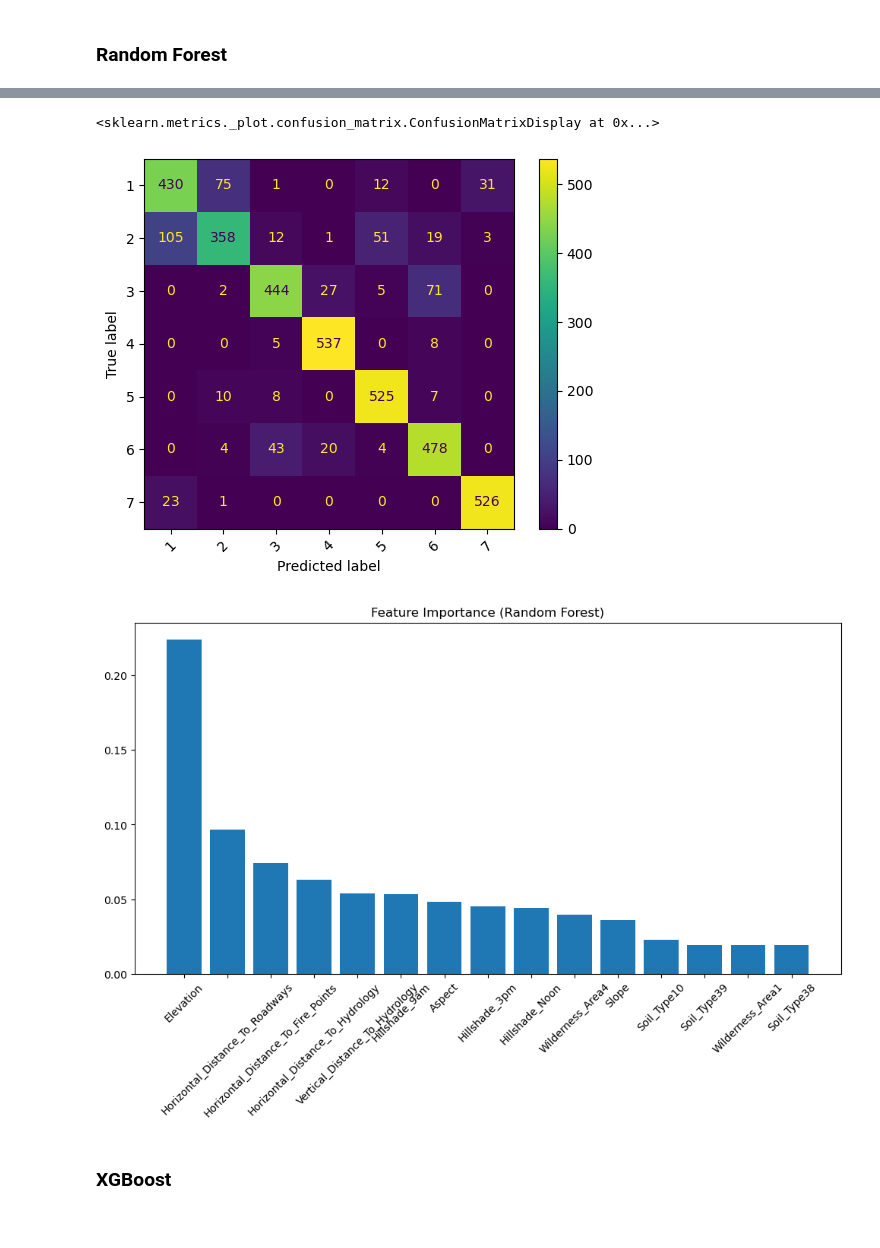
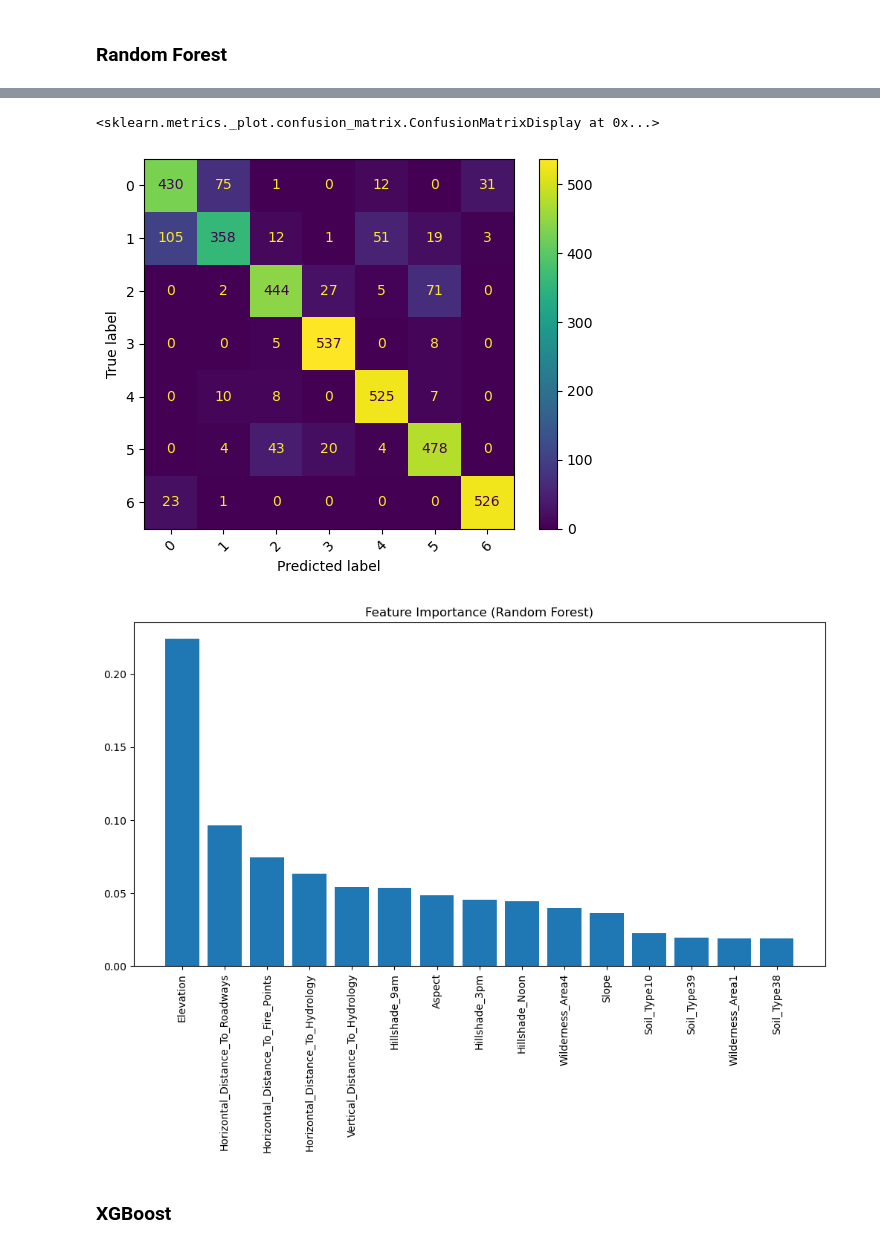
Before and after one commit to karimhassan-808/elevvo-projects, a Jupyter notebook: forest-cover-type-classification/notebooks/model_analysis.ipynb, the cells around one changed output, grey strips where cells are left out. Cells and saved outputs as stored; diff of their text form; code cells hidden in the pictures.

```diff
--- a/forest-cover-type-classification/notebooks/model_analysis.ipynb
+++ b/forest-cover-type-classification/notebooks/model_analysis.ipynb
@@ -102,6 +102,9 @@ Soil_Type39                           0
 Soil_Type40                           0
 Cover_Type                            0
 dtype: int64
+# %%
+# changing the classes from 1 -> 7 to 0 -> 6
+df['Cover_Type'] = df['Cover_Type'] - 1
 # %%
 df['Cover_Type'].value_counts()
 # %% [output]
@@ -402,17 +405,17 @@ weighted avg       0.86      0.86      0.85      3846
 ConfusionMatrixDisplay.from_estimator(rf, X_test_scaled, y_test, cmap="viridis", xticks_rotation=45)
 # %% [output]
 <sklearn.metrics._plot.confusion_matrix.ConfusionMatrixDisplay at 0x...>
-[figure, old version]
+[figure, new version]
 # %%
 importances = rf.feature_importances_
 indices = np.argsort(importances)[::-1]
 
 plt.figure(figsize=(12,6))
 plt.title("Feature Importance (Random Forest)")
 plt.bar(range(15), importances[indices[:15]], align="center")
-plt.xticks(range(15), X.columns[indices[:15]], rotation=45)
+plt.xticks(range(15), X.columns[indices[:15]], rotation=90)
 plt.show()
 # %% [output]
-[figure, old version]
+[figure, new version]
 # %% [markdown]
 ### XGBoost
```
Also changed, not shown: parts of 18 cells of this notebook.
